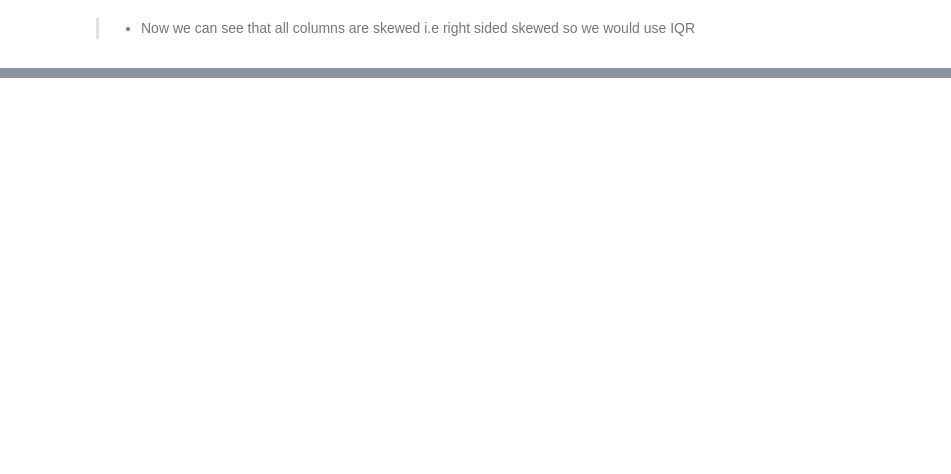
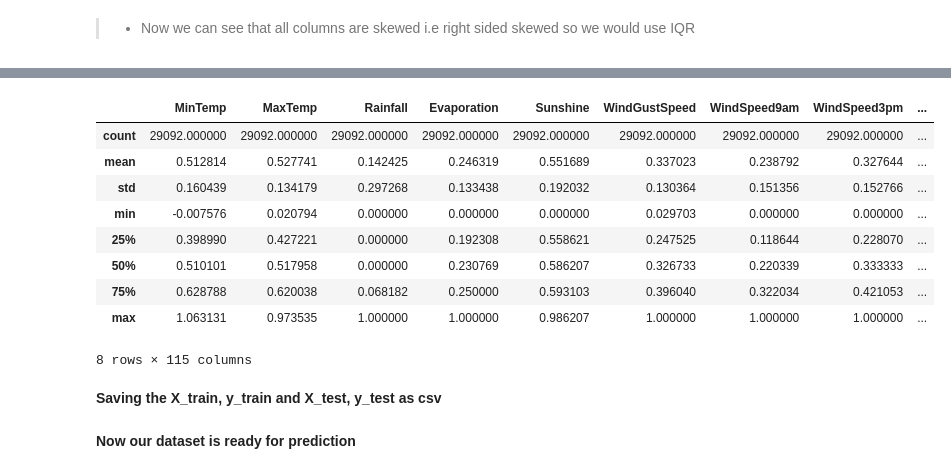
Before and after one commit to micheal0034/Rainfall-Prediction, a Jupyter notebook: Rainfall_Prediction.ipynb, the cells around one changed output, grey strips where cells are left out. Cells and saved outputs as stored; diff of their text form; code cells hidden in the pictures; blank space fills up the shorter version.

```diff
--- a/Rainfall_Prediction.ipynb
+++ b/Rainfall_Prediction.ipynb
@@ -853,0 +1068,6 @@ ax2.tick_params(axis='y', color=color)
+# %%
+X_test = pd.concat([X_test[numerical], X_test[['RainToday_0', 'RainToday_1']],
+                     pd.get_dummies(X_test.Location),
+                     pd.get_dummies(X_test.WindGustDir),
+                     pd.get_dummies(X_test.WindDir9am),
+                     pd.get_dummies(X_test.WindDir3pm)], axis=1)
@@ -853,0 +1088,7 @@ ax2.tick_params(axis='y', color=color)
+# %%
+cols = X_train.columns
+# %%
+from sklearn.preprocessing import MinMaxScaler
+scaler = MinMaxScaler()
+X_train = scaler.fit_transform(X_train)
+X_test = scaler.transform(X_test)
@@ -853,0 +1101,2 @@ ax2.tick_params(axis='y', color=color)
+# %%
+X_test = pd.DataFrame(X_test, columns=[cols])
@@ -853,0 +1113,15 @@ ax2.tick_params(axis='y', color=color)
+# %%
+X_test.describe()
+# %% [output]
+|  | MinTemp | MaxTemp | Rainfall | Evaporation | Sunshine | WindGustSpeed | WindSpeed9am | WindSpeed3pm | ... |
+| count | 29092.000000 | 29092.000000 | 29092.000000 | 29092.000000 | 29092.000000 | 29092.000000 | 29092.000000 | 29092.000000 | ... |
+| mean | 0.512814 | 0.527741 | 0.142425 | 0.246319 | 0.551689 | 0.337023 | 0.238792 | 0.327644 | ... |
+| std | 0.160439 | 0.134179 | 0.297268 | 0.133438 | 0.192032 | 0.130364 | 0.151356 | 0.152766 | ... |
+| min | -0.007576 | 0.020794 | 0.000000 | 0.000000 | 0.000000 | 0.029703 | 0.000000 | 0.000000 | ... |
+| 25% | 0.398990 | 0.427221 | 0.000000 | 0.192308 | 0.558621 | 0.247525 | 0.118644 | 0.228070 | ... |
+| 50% | 0.510101 | 0.517958 | 0.000000 | 0.230769 | 0.586207 | 0.326733 | 0.220339 | 0.333333 | ... |
+| 75% | 0.628788 | 0.620038 | 0.068182 | 0.250000 | 0.593103 | 0.396040 | 0.322034 | 0.421053 | ... |
+| max | 1.063131 | 0.973535 | 1.000000 | 1.000000 | 0.986207 | 1.000000 | 1.000000 | 1.000000 | ... |
+8 rows × 115 columns
+# %% [markdown]
+**Saving the X_train, y_train and X_test, y_test as csv**
@@ -853,0 +1133,2 @@ ax2.tick_params(axis='y', color=color)
+# %% [markdown]
+**Now our dataset is ready for prediction**
```
Also changed, not shown: parts of 100 cells of this notebook.
